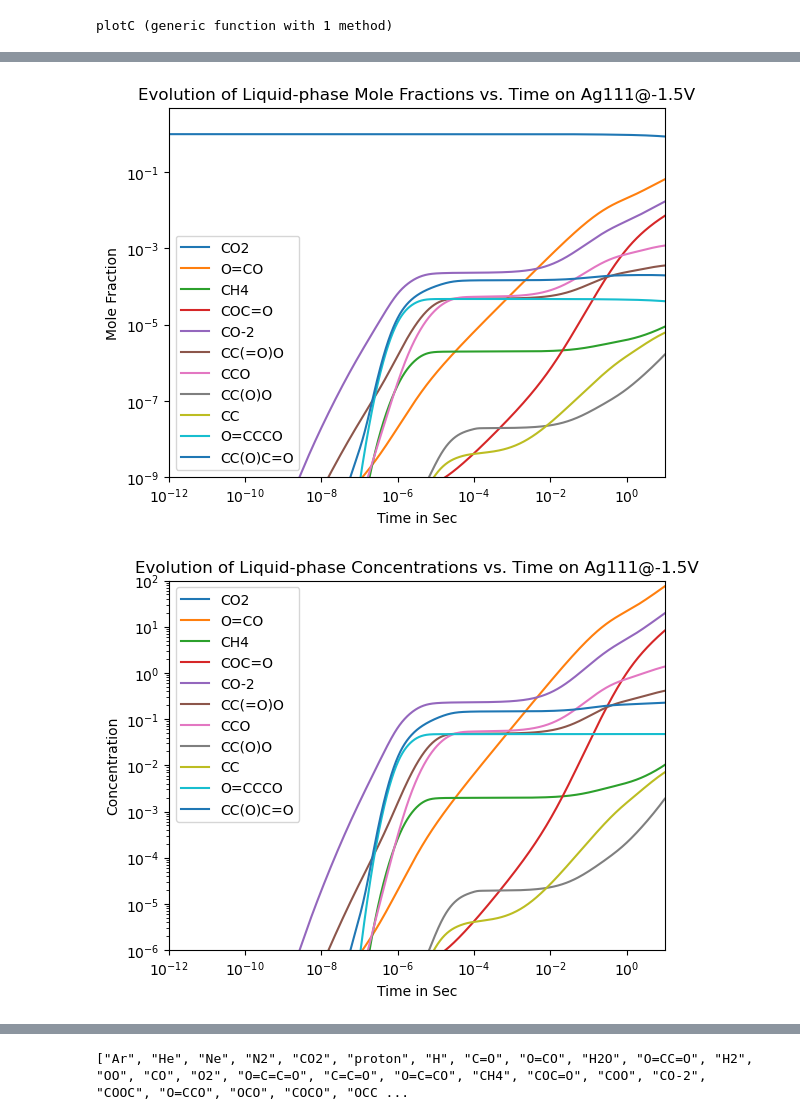
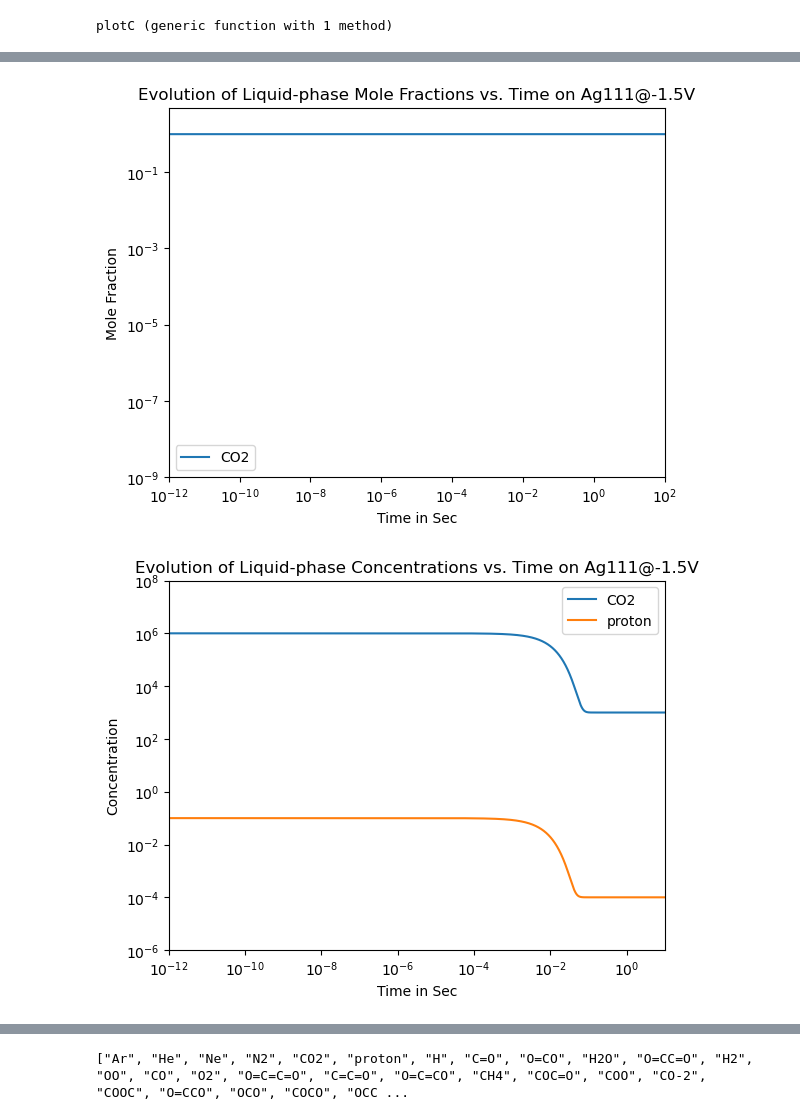
Before and after one commit to rwest/CO2_RR_RMG, a Jupyter notebook: CO2_Reduction_Ag/CO2RR_RMS_Diffusion_Interface.ipynb, the cells around one changed output, grey strips where cells are left out. Cells and saved outputs as stored; diff of their text form; code cells hidden in the pictures.

```diff
--- a/CO2_Reduction_Ag/CO2RR_RMS_Diffusion_Interface.ipynb
+++ b/CO2_Reduction_Ag/CO2RR_RMS_Diffusion_Interface.ipynb
@@ -59,6 +61,11 @@ domainliq,y0liq,pliq = ConstantTVDomain(phase=liq,
 domaincat,y0cat,pcat = ConstantTAPhiDomain(phase=surf,
     initialconds=initialcondssurf);
 # %%
-inter,pinter = ReactiveInternalInterfaceConstantTPhi(domainliq,
+inter,pinter = ReactiveInternalInterfaceConstantTPhi(domainboundarylayer,
   domaincat,interfacerxns,298.15,AVratio*1.0);
+# %%
+# start with 1mm layer thickness
+diffusionlayer = ConstantReservoirDiffusion(domainboundarylayer, initialcondsreservoir, AVratio*1.0, 1e-3);
+# %%
+interfaces = [inter, diffusionlayer];
 # %%
@@ -94,7 +101,7 @@ sol.retcode
 # %% [output]
 ReturnCode.Success = 1
 # %%
-ssys = SystemSimulation(sol,(domainliq,domaincat,),(inter,),p);
+ssys = SystemSimulation(sol,(domainboundarylayer,domaincat,), interfaces,p);
 # %%
 # Helper function
 function plotX(sim, tol, t_end, exclude)
@@ -146,22 +193,22 @@ plotC (generic function with 1 method)
 # %%
 exclude_species = ["H2O"]
-plotX(ssys.sims[1], 1e-6, 10, exclude_species)
+plotX(ssys.sims[1], 1e-6, 1e2, exclude_species)
 xscale("log")
 yscale("log")
-xlim(1e-12, 10)
+xlim(1e-12, 1e2)
 ylim(1e-9, 5)
 title("Evolution of Liquid-phase Mole Fractions vs. Time on Ag111@-1.5V")
 gcf()
 # %% [output]
-[figure, old version]
+[figure, new version]
 # %%
 exclude_species = ["H2O"]
-plotC(ssys.sims[1], 1e-3, 10, exclude_species)
+plotC(ssys.sims[1], 1e-6, 1e2, exclude_species)
 xscale("log")
 yscale("log")
 xlim(1e-12, 10)
-ylim(1e-6, 1e2)
+ylim(1e-6, 1e8)
 title("Evolution of Liquid-phase Concentrations vs. Time on Ag111@-1.5V")
 gcf()
 # %% [output]
-[figure, old version]
+[figure, new version]
```
Also changed, not shown: parts of 14 cells of this notebook, 1 other file.
